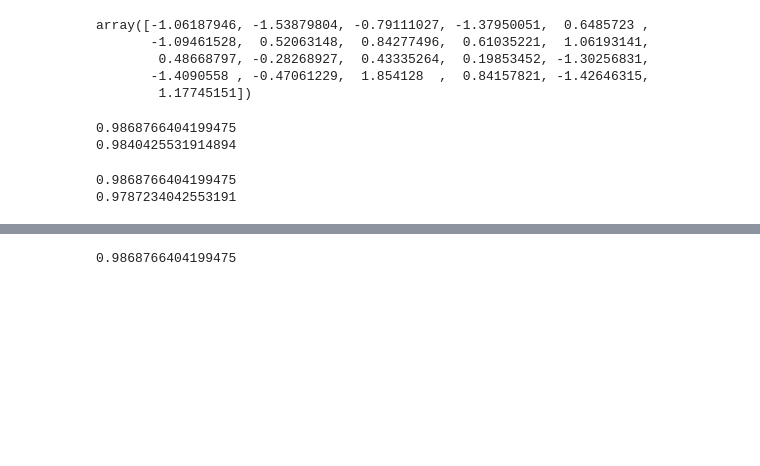
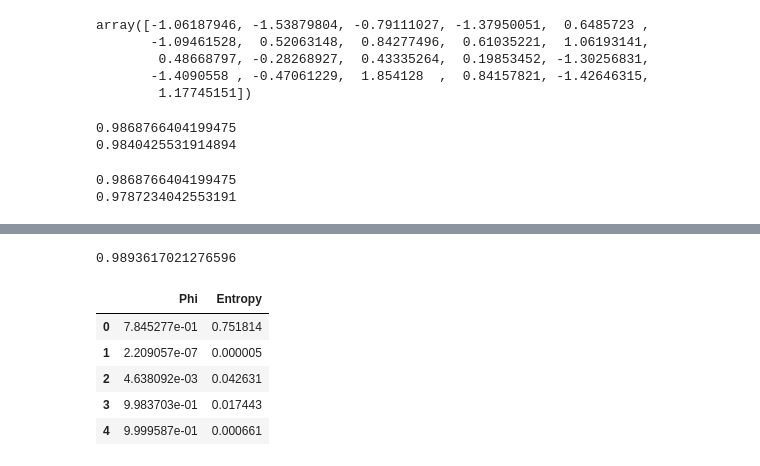
Before and after one commit to AVoss84/hello-world, a Jupyter notebook: bayesian_ordered_probit.ipynb, the cells around one changed output, grey strips where cells are left out. Saved outputs shown, nothing was run; the diff lists cells and outputs as text; code cells hidden in the pictures; blank space fills up the shorter version.

Commit message:
add ab test

```diff
--- a/bayesian_ordered_probit.ipynb
+++ b/bayesian_ordered_probit.ipynb
@@ -805,6 +889,9 @@ class BayesProbit(BaseEstimator):
     def pnorm(self, x, mu=0, sd=1):
         return norm.cdf(x, loc=mu, scale=sd)
 
+    def entropy(self, p0, p1):
+    	return -(p0 * np.log2(p0) + p1 * np.log2(p1))
+
     def rtruncnorm(self, n, a = -np.inf, b = np.inf, mu = 0, sigma = 1):
         """
         Draw from (double) truncated normal distribution
@@ -838,18 +923,21 @@ class BayesProbitClassifier_VI(BayesProbit):
         self.epsilon_conv = epsilon_conv
         super().__init__(self.seed, self.verbose)
 
-    def fit(self, X, y):
-        self.model = self.vbpr_fit(X, y)
-        return self.model
+    #def fit(self, X, y):
+    #    self.model = self.vbpr_fit(X, y)
+    #    return self.model
 
     def predict(self, X):
-        self.pred_out = self.vbpr_predictive(X, self.model)
-        return self.pred_out['yhat']
+        return (self.predict_proba(X) > .5)*1.
+
+    #def predict_proba(self, X):
+    #    self.pred_out = self.vbpr_predictive(X, self.model)
+    #    return self.pred_out['prob']
 
     def score(self, X, y):
         return np.mean(self.predict(X) == y)
 
-    def vbpr_fit(self, X, y):
+    def fit(self, X, y):
         """
         Train binary probit model via Coordinate ascent mean-field variational inference (CAVI)
         Input:
@@ -908,22 +996,24 @@ class BayesProbitClassifier_VI(BayesProbit):
             if L[i] - L[i - 1] < self.epsilon_conv : print("Converged!\n") ; break
             # Check if VB converged in the given maximum iterations
             if i == (self.max_iter-1) : print("Algorithm did not converge!\n")
-        return dict(m = m, S = S, alpha = alpha, beta = beta, LowerB = L[2:i])
+
+        self.model = dict(m = m, S = S, alpha = alpha, beta = beta, LowerB = L[2:i])
+        return self.model
 
 
-    def vbpr_predictive(self, X : np.array, model : dict):
+    def predict_proba(self, X : np.array):
         """
         Compute variational predictive distribution of the probit model
         """
         # Predictive mean
-        mu_pred = (X @ model['m']).squeeze()
+        self.mu_pred = (X @ self.model['m']).squeeze()
         # Predictive variance
-        s_pred = np.sqrt(1 + np.diag( X @ model['S'] @ X.T ))
+        self.s_pred = np.sqrt(1 + np.diag( X @ self.model['S'] @ X.T ))
         # Bernoulli variational posterior predictive mass function:
-        Phi = self.pnorm(x = np.divide(mu_pred, s_pred))                 # prob. of success
-        return dict(Phi = Phi, mu_pred = mu_pred, s_pred = s_pred, yhat = (Phi>.5)*1.)
+        Phi = self.pnorm(x = np.divide(self.mu_pred, self.s_pred))                 # prob. of success
+        return Phi
 # %%
-bp = BayesProbitClassifier_VI(alpha_0=1e-1, beta_0=1e-1, max_iter=500, verbose=True)
+bp = BayesProbitClassifier_VI(alpha_0=1e-1, beta_0=1e-1, max_iter=500, verbose=False)
 # %%
 model = bp.fit(X_train, y_train)
 # %% [output]
@@ -946,7 +1020,8 @@ Iter. 490 Lower Bound -72.60578142458922 Delta LB 0.0026795054946830987
 Algorithm did not converge!
 # %%
-#bp.predict(X_train)
-bp.score(X_train, y_train)
-#bp.score(X_test, y_test)
+#bp.score(X_train, y_train)
+bp.score(X_test, y_test)
 # %% [output]
-0.9868766404199475
+0.9893617021276596
+# %%
+pprob = bp.predict_proba(X_test)
@@ -953,3 +1030,14 @@ bp.score(X_train, y_train)
+# %%
+uncert = bp.entropy(p0 = 1-pprob, p1 = pprob)
+
+pd.DataFrame({'Phi' : pprob,'Entropy' : uncert}).head()
+# %% [output]
+|  | Phi | Entropy |
+| 0 | 7.845277e-01 | 0.751814 |
+| 1 | 2.209057e-07 | 0.000005 |
+| 2 | 4.638092e-03 | 0.042631 |
+| 3 | 9.983703e-01 | 0.017443 |
+| 4 | 9.999587e-01 | 0.000661 |
 # %%
 
 class BayesProbitClassifier_MCMC(BayesProbit):
```
Also changed, not shown: parts of 19 cells of this notebook, 1 other file.
